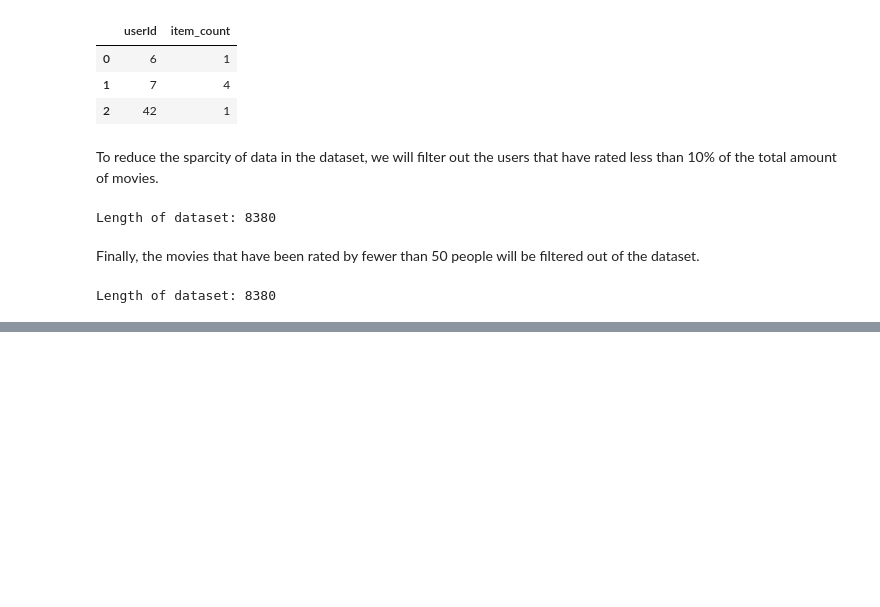
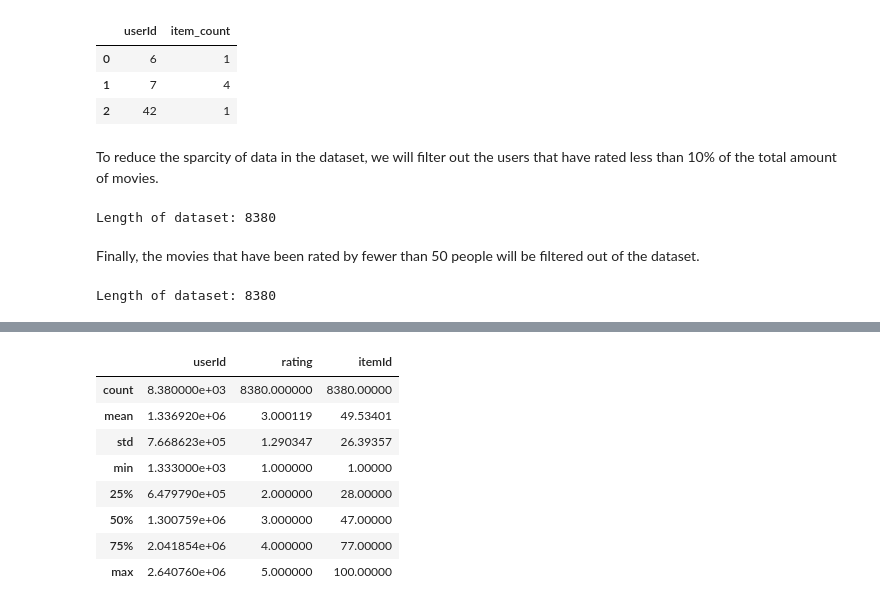
Before and after one commit to ValentijnBraun/RecSys_SDM, a Jupyter notebook: RecSys_Netflix_SVD_ValentijnBraun.ipynb, the cells around one changed output, grey strips where cells are left out. Drawn from its saved outputs; the diff is of its cells as text; code cells hidden in the pictures; blank space fills up the shorter version.

```diff
--- a/RecSys_Netflix_SVD_ValentijnBraun.ipynb
+++ b/RecSys_Netflix_SVD_ValentijnBraun.ipynb
@@ -94,0 +122,12 @@ Length of dataset: 8380
+# %%
+filtered_movie_df.describe()
+# %% [output]
+|  | userId | rating | itemId |
+| count | 8.380000e+03 | 8380.000000 | 8380.00000 |
+| mean | 1.336920e+06 | 3.000119 | 49.53401 |
+| std | 7.668623e+05 | 1.290347 | 26.39357 |
+| min | 1.333000e+03 | 1.000000 | 1.00000 |
+| 25% | 6.479790e+05 | 2.000000 | 28.00000 |
+| 50% | 1.300759e+06 | 3.000000 | 47.00000 |
+| 75% | 2.041854e+06 | 4.000000 | 77.00000 |
+| max | 2.640760e+06 | 5.000000 | 100.00000 |
```
Also changed, not shown: parts of 11 cells of this notebook.
